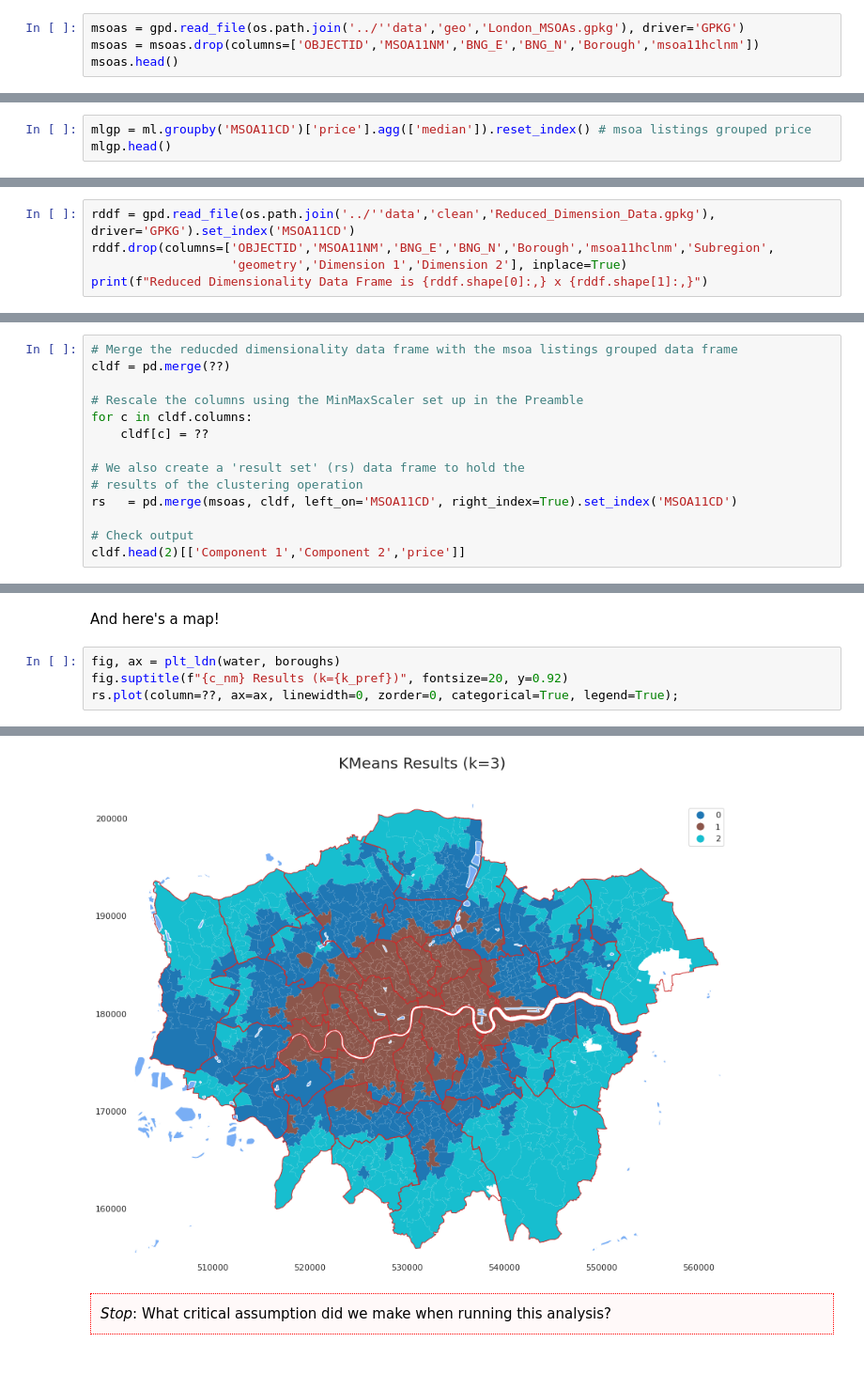
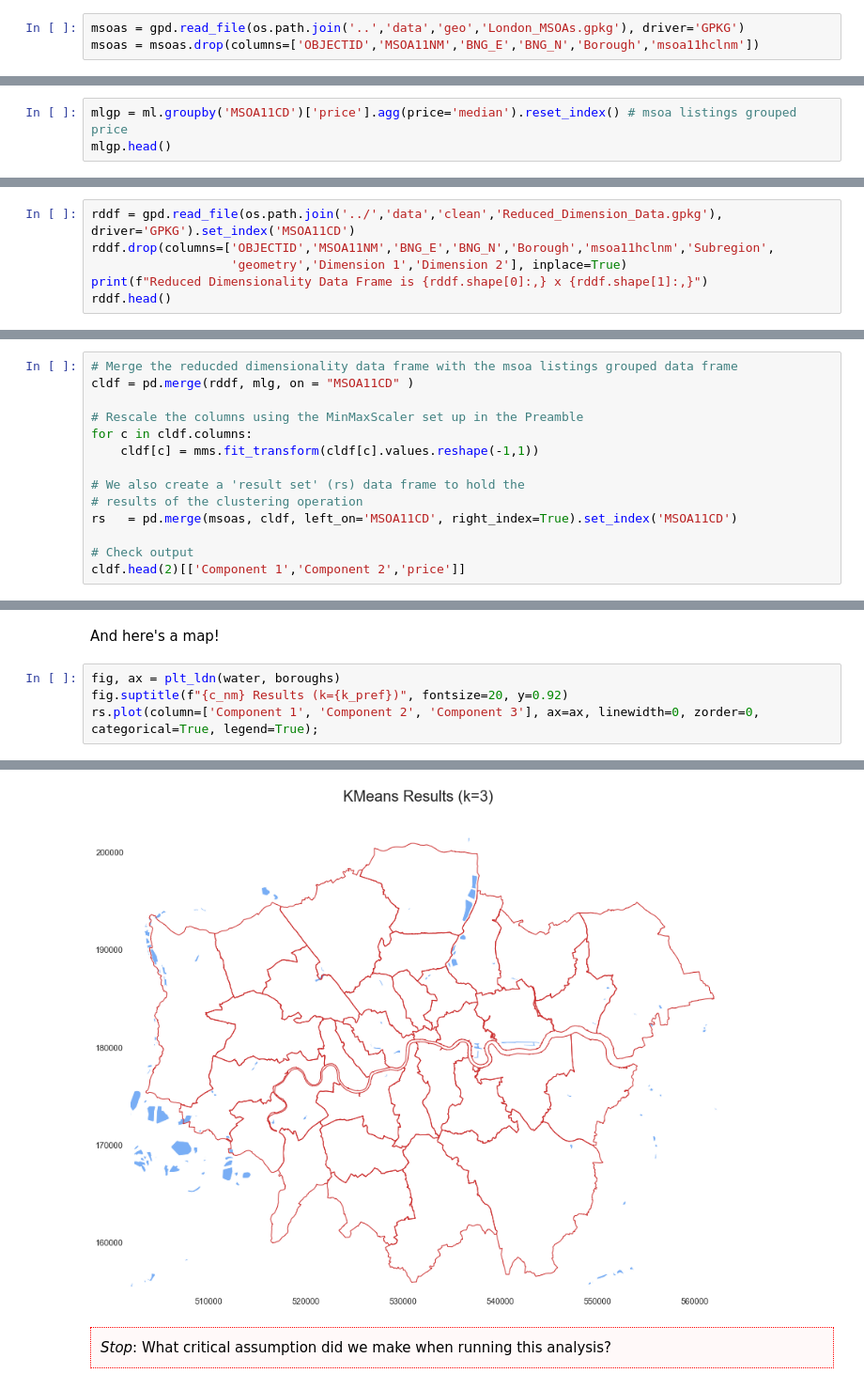
Before and after one commit to spet2094/i2p, a Jupyter notebook: practicals/Practical-10-Grouping_Data_sa.ipynb, the cells around one changed output, grey strips where cells are left out. Shown: that part at 94% size. Drawn from its saved outputs; the diff is of its cells as text.

Commit message:
Update to Practical-10- Grouping data_sa

```diff
--- a/practicals/Practical-10-Grouping_Data_sa.ipynb
+++ b/practicals/Practical-10-Grouping_Data_sa.ipynb
@@ -113,6 +113,5 @@ else:
 
 You should have this locally...
 # %%
-msoas = gpd.read_file(os.path.join('../''data','geo','London_MSOAs.gpkg'), driver='GPKG')
+msoas = gpd.read_file(os.path.join('..','data','geo','London_MSOAs.gpkg'), driver='GPKG')
 msoas = msoas.drop(columns=['OBJECTID','MSOA11NM','BNG_E','BNG_N','Borough','msoa11hclnm'])
-msoas.head()
@@ -199,6 +184,6 @@ You should get:
 # %% [markdown]
 And let's also get the median price by MSOA...
 # %%
-mlgp = ml.groupby('MSOA11CD')['price'].agg(['median']).reset_index() # msoa listings grouped price
+mlgp = ml.groupby('MSOA11CD')['price'].agg(price='median').reset_index() # msoa listings grouped price
 mlgp.head()
 # %% [output]
@@ -307,9 +300,10 @@ pwd
 # %% [markdown]
 #### Load the Reduced Dimension Data from Week 9
 # %%
-rddf = gpd.read_file(os.path.join('../''data','clean','Reduced_Dimension_Data.gpkg'), driver='GPKG').set_index('MSOA11CD')
+rddf = gpd.read_file(os.path.join('../','data','clean','Reduced_Dimension_Data.gpkg'), driver='GPKG').set_index('MSOA11CD')
 rddf.drop(columns=['OBJECTID','MSOA11NM','BNG_E','BNG_N','Borough','msoa11hclnm','Subregion',
                    'geometry','Dimension 1','Dimension 2'], inplace=True)
 print(f"Reduced Dimensionality Data Frame is {rddf.shape[0]:,} x {rddf.shape[1]:,}")
+rddf.head()
 # %% [output]
 Reduced Dimensionality Data Frame is 983 x 10
@@ -319,11 +320,11 @@ You should get `Reduced Dimensionality Data Frame is 983 x 10`.
 Merge the `rddf` and `mlg` files using the MSOA11CD and rescale all columns using MinMaxScaler:
 # %%
 # Merge the reducded dimensionality data frame with the msoa listings grouped data frame
-cldf = pd.merge(??)
+cldf = pd.merge(rddf, mlg, on = "MSOA11CD" )
 
 # Rescale the columns using the MinMaxScaler set up in the Preamble
 for c in cldf.columns:
-    cldf[c] = ??
+    cldf[c] = mms.fit_transform(cldf[c].values.reshape(-1,1))
 
 # We also create a 'result set' (rs) data frame to hold the
 # results of the clustering operation
@@ -400,5 +405,5 @@ And here's a map!
 # %%
 fig, ax = plt_ldn(water, boroughs)
 fig.suptitle(f"{c_nm} Results (k={k_pref})", fontsize=20, y=0.92)
-rs.plot(column=??, ax=ax, linewidth=0, zorder=0, categorical=True, legend=True);
+rs.plot(column=['Component 1', 'Component 2', 'Component 3'], ax=ax, linewidth=0, zorder=0, categorical=True, legend=True);
 # %% [output]
@@ -405,4 +411,4 @@ rs.plot(column=??, ax=ax, linewidth=0, zorder=0, categorical=True, legend=True);
-[figure, old version]
+[figure, new version]
 # %% [markdown]
 <div style="border: dotted 1px red; padding: 10px; margin: 5px; background-color: rgb(255,249,249);"><i>Stop</i>: What critical assumption did we make when running this analysis?</div>
 # %% [markdown]
```
Also changed, not shown: parts of 89 cells of this notebook.
